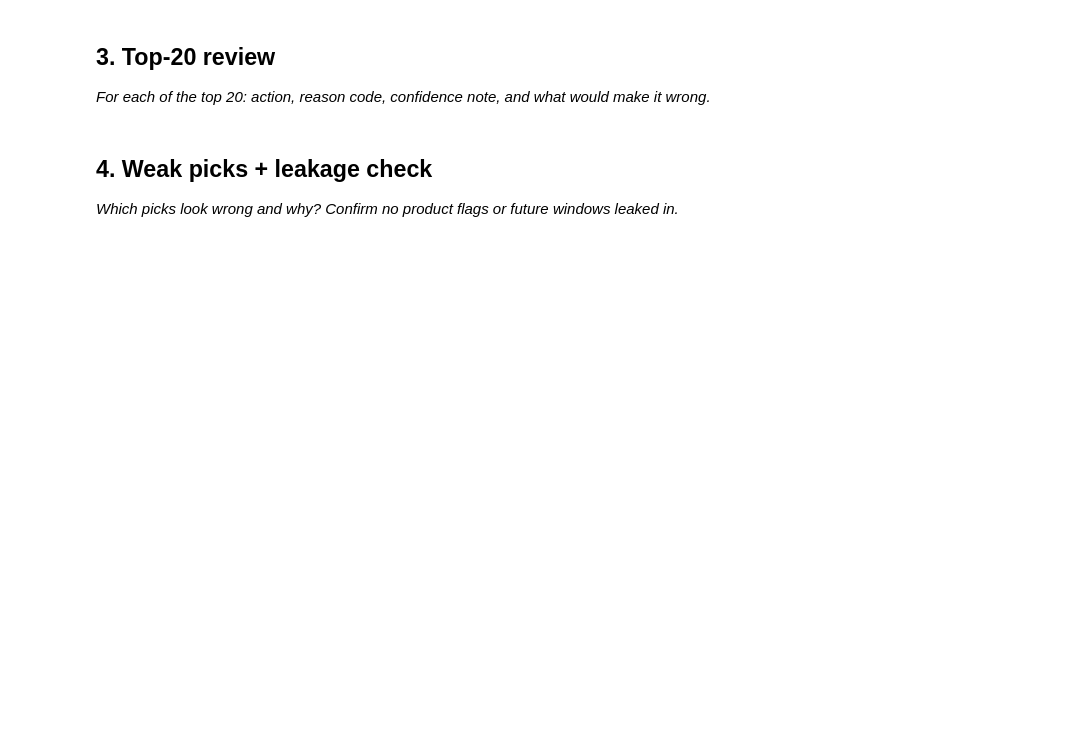
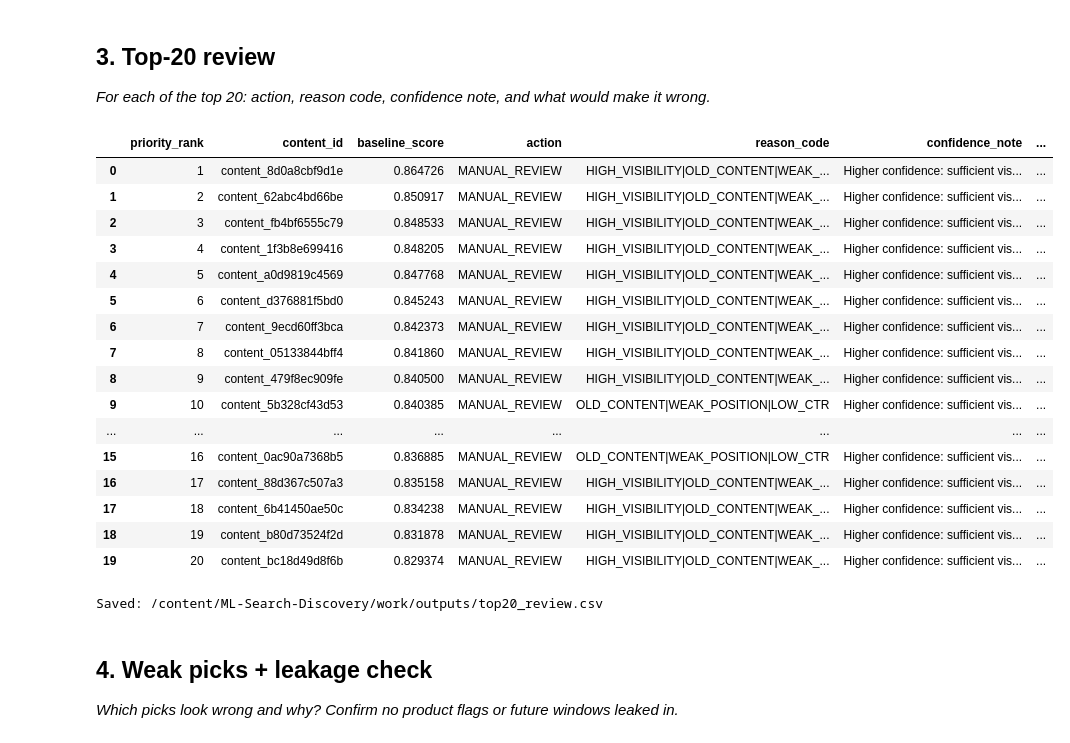
Before and after one commit to bilalahmed251/-ML-Search-Discovery, a Jupyter notebook: work/notebooks/w04_baseline_score.ipynb, the cells around one changed output. Saved outputs shown, nothing was run; the diff lists cells and outputs as text; code cells hidden in the pictures; blank space fills up the shorter version.

```diff
--- a/work/notebooks/w04_baseline_score.ipynb
+++ b/work/notebooks/w04_baseline_score.ipynb
@@ -15,0 +22,16 @@ This skeleton is yours to fill. Work the sections **in order** — each one has
+# %%
+import os
+import pandas as pd
+import numpy as np
+
+repo = "/content/ML-Search-Discovery"
+
+if not os.path.exists(repo):
+    !git clone -q --depth 1 https://github.com/bilalahmed251/-ML-Search-Discovery.git {repo}
+
+df = pd.read_csv(
+    f"{repo}/data/raw/content_refresh_anonymized.csv"
+ ).copy()
+
+print("Rows:", len(df))
+print("Columns:", len(df.columns))
@@ -30,3 +156,60 @@ This skeleton is yours to fill. Work the sections **in order** — each one has
+# %%
+top20 = queue.head(20).copy()
+
+top20["action"] = "MANUAL_REVIEW"
+
+top20["confidence_note"] = np.where(
+    top20["impressions_90d"] >= 1000,
+    "Higher confidence: sufficient visibility",
+    "Lower confidence: check traffic volume and history"
+)
+
+top20["what_could_make_it_wrong"] = (
+    "Seasonality, tracking issue, recent update, or insufficient history"
+)
+
+review_columns = [
+    "priority_rank",
+    "content_id",
+    "baseline_score",
+    "action",
+    "reason_code",
+    "confidence_note",
+    "what_could_make_it_wrong",
+    "impressions_90d",
+    "ctr",
+    "avg_position",
+    "content_age_days",
+    "days_since_last_update",
+]
+
+top20_review = top20[review_columns].copy()
+
+display(top20_review)
+
+review_path = f"{output_dir}/top20_review.csv"
+top20_review.to_csv(review_path, index=False)
+
+print("Saved:", review_path)
+# %% [output]
+|  | priority_rank | content_id | baseline_score | action | reason_code | confidence_note | ... |
+| 0 | 1 | content_8d0a8cbf9d1e | 0.864726 | MANUAL_REVIEW | HIGH_VISIBILITY|OLD_CONTENT|WEAK_... | Higher confidence: sufficient vis... | ... |
+| 1 | 2 | content_62abc4bd66be | 0.850917 | MANUAL_REVIEW | HIGH_VISIBILITY|OLD_CONTENT|WEAK_... | Higher confidence: sufficient vis... | ... |
+| 2 | 3 | content_fb4bf6555c79 | 0.848533 | MANUAL_REVIEW | HIGH_VISIBILITY|OLD_CONTENT|WEAK_... | Higher confidence: sufficient vis... | ... |
+| 3 | 4 | content_1f3b8e699416 | 0.848205 | MANUAL_REVIEW | HIGH_VISIBILITY|OLD_CONTENT|WEAK_... | Higher confidence: sufficient vis... | ... |
+| 4 | 5 | content_a0d9819c4569 | 0.847768 | MANUAL_REVIEW | HIGH_VISIBILITY|OLD_CONTENT|WEAK_... | Higher confidence: sufficient vis... | ... |
+| 5 | 6 | content_d376881f5bd0 | 0.845243 | MANUAL_REVIEW | HIGH_VISIBILITY|OLD_CONTENT|WEAK_... | Higher confidence: sufficient vis... | ... |
+| 6 | 7 | content_9ecd60ff3bca | 0.842373 | MANUAL_REVIEW | HIGH_VISIBILITY|OLD_CONTENT|WEAK_... | Higher confidence: sufficient vis... | ... |
+| 7 | 8 | content_05133844bff4 | 0.841860 | MANUAL_REVIEW | HIGH_VISIBILITY|OLD_CONTENT|WEAK_... | Higher confidence: sufficient vis... | ... |
+| 8 | 9 | content_479f8ec909fe | 0.840500 | MANUAL_REVIEW | HIGH_VISIBILITY|OLD_CONTENT|WEAK_... | Higher confidence: sufficient vis... | ... |
+| 9 | 10 | content_5b328cf43d53 | 0.840385 | MANUAL_REVIEW | OLD_CONTENT|WEAK_POSITION|LOW_CTR | Higher confidence: sufficient vis... | ... |
+| ... | ... | ... | ... | ... | ... | ... | ... |
+| 15 | 16 | content_0ac90a7368b5 | 0.836885 | MANUAL_REVIEW | OLD_CONTENT|WEAK_POSITION|LOW_CTR | Higher confidence: sufficient vis... | ... |
+| 16 | 17 | content_88d367c507a3 | 0.835158 | MANUAL_REVIEW | HIGH_VISIBILITY|OLD_CONTENT|WEAK_... | Higher confidence: sufficient vis... | ... |
+| 17 | 18 | content_6b41450ae50c | 0.834238 | MANUAL_REVIEW | HIGH_VISIBILITY|OLD_CONTENT|WEAK_... | Higher confidence: sufficient vis... | ... |
+| 18 | 19 | content_b80d73524f2d | 0.831878 | MANUAL_REVIEW | HIGH_VISIBILITY|OLD_CONTENT|WEAK_... | Higher confidence: sufficient vis... | ... |
+| 19 | 20 | content_bc18d49d8f6b | 0.829374 | MANUAL_REVIEW | HIGH_VISIBILITY|OLD_CONTENT|WEAK_... | Higher confidence: sufficient vis... | ... |
+Saved: /content/ML-Search-Discovery/work/outputs/top20_review.csv
 # %% [markdown]
 ## 4. Weak picks + leakage check
 
```
Also changed, not shown: parts of 11 cells of this notebook.
